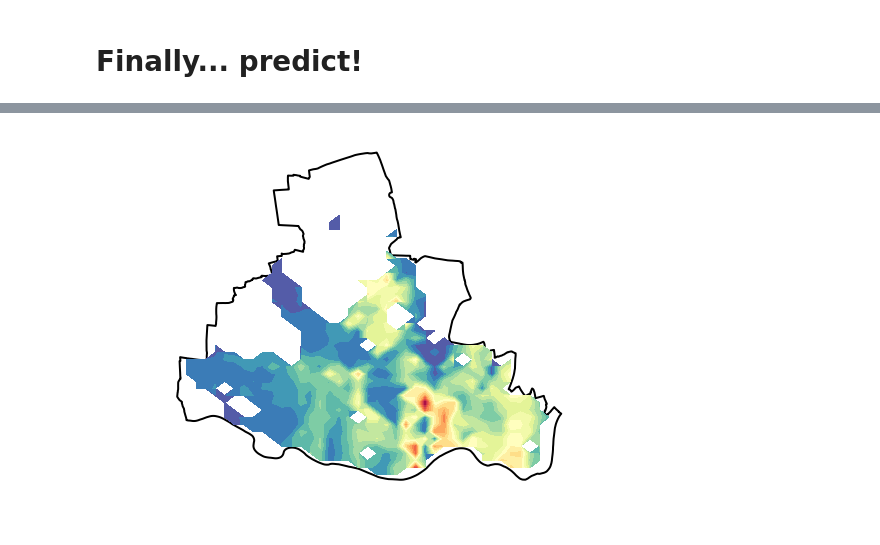
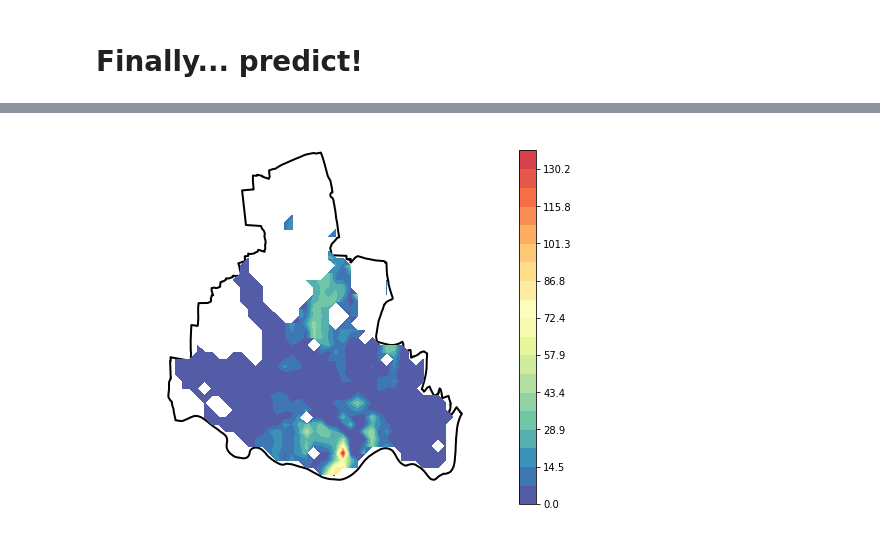
Before and after one commit to adaj/sensingbee, a Jupyter notebook: eda/full-prediction_pipeline.ipynb, the cells around one changed output, grey strips where cells are left out. Saved outputs shown, nothing was run; the diff lists cells and outputs as text; code cells hidden in the pictures.

Commit message:
fixing prediction functions

```diff
--- a/eda/full-prediction_pipeline.ipynb
+++ b/eda/full-prediction_pipeline.ipynb
@@ -104,2 +64,5 @@ zmesh.head()
+# %%
+mesh = load_mesh_csv(DATA_FOLDER+'mesh_valid-regions.csv')
+osm_features = pd.read_csv(DATA_FOLDER+'50x50_v0_osm-features.csv',index_col=0)
 # %% [markdown]
 # Finally... predict!
@@ -139,12 +76,7 @@ Warning: CRS does not match!
-# %%
-fig, axes = plt.subplots(ncols=1, nrows=1, figsize=(7.5,5.5))
-
-newcastle.plot(ax=axes,color='white', edgecolor='black',linewidth=2)
-# metadata.plot(ax=axes,color='white', edgecolor='black',linewidth=2,zorder=10)
-plt.contourf(lonv, latv, Z,levels=np.linspace(0, Z.max(), 20), cmap=plt.cm.Spectral_r,alpha=1)
-plt.axis('off')
-plt.tight_layout()
-if True:
-    plt.savefig(DATA_FOLDER+'plots/prediction.svg', format='svg', dpi=600)
-# %% [output]
-[figure, removed]
+# %%
+zmesh = mesh_ingestion(sensors, metadata, osm_features, variables, mesh, '2018-07-01 21:00:00')
+y_pred = predict(zmesh, mesh, gb)
+
+plotmesh_interpolation_newcastle(y_pred, mesh, newcastle)
+# %% [output]
+[figure, added]
```
Also changed, not shown: parts of 10 cells of this notebook, 1 other file.
